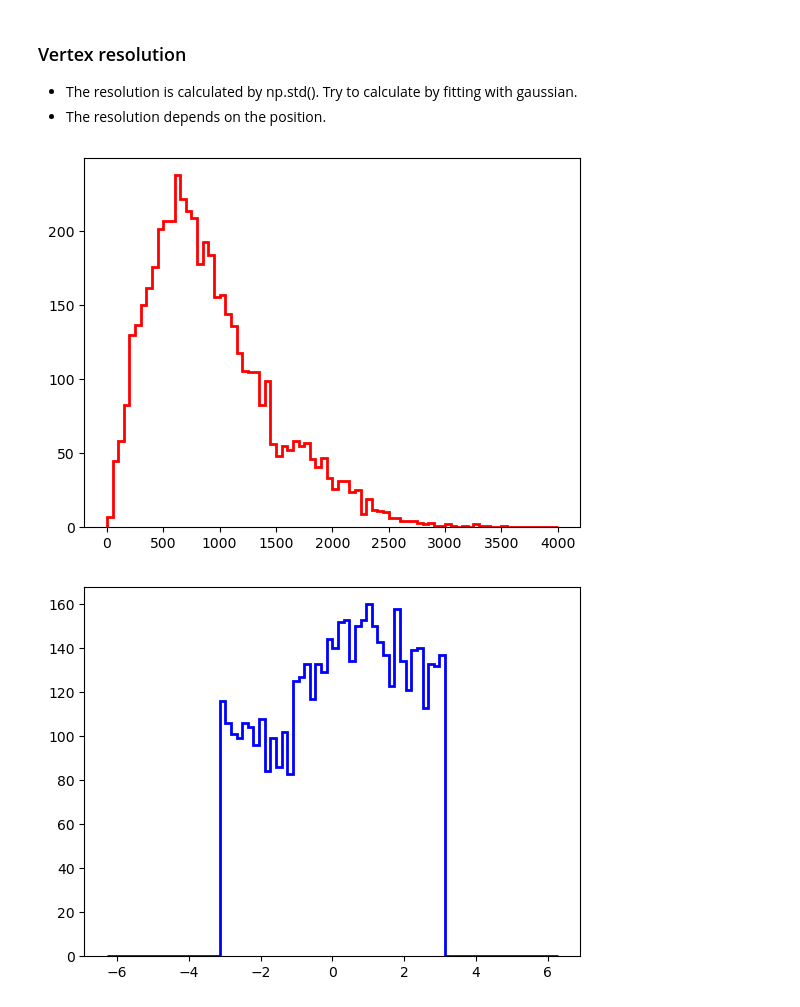
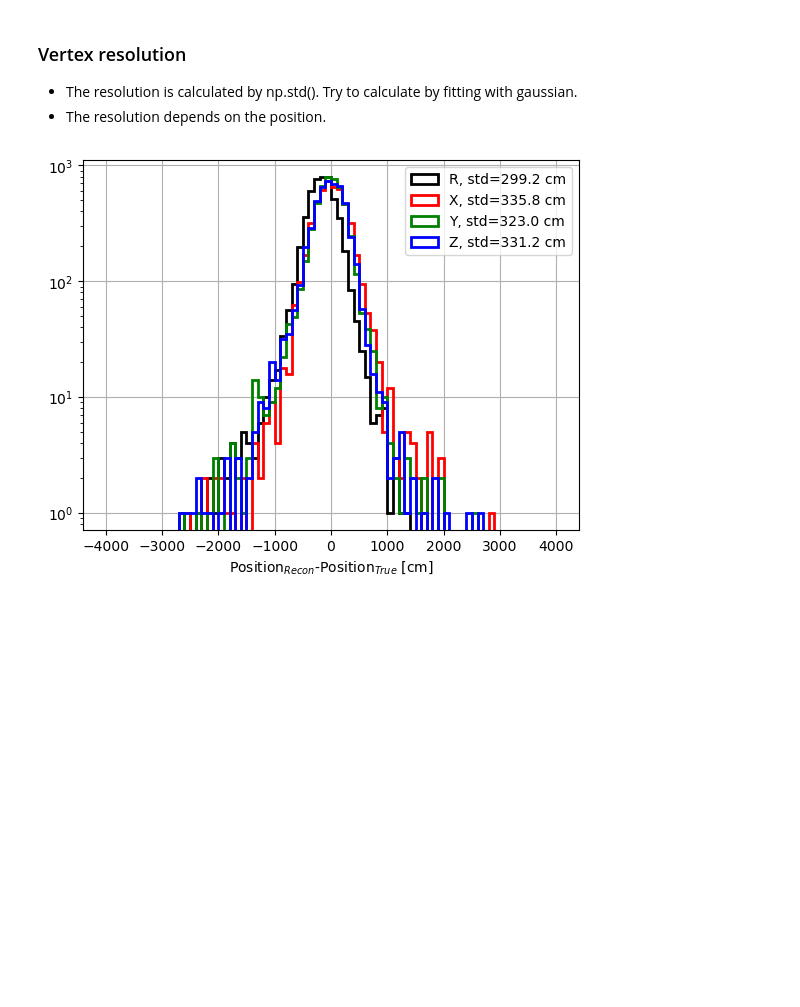
Before and after one commit to AbdisalamJama/CNNs-HK-2024KCLProject, a Jupyter notebook: recon_check.ipynb, the cells around one changed output. Saved outputs shown, nothing was run; the diff lists cells and outputs as text; code cells hidden in the pictures; blank space fills up the shorter version.

```diff
--- a/recon_check.ipynb
+++ b/recon_check.ipynb
@@ -78,10 +159,10 @@ Position:Z 0.0148
 ### Comparison of the outputs and the normalised variables ###
 # %%
 titles = ['Energy', 'Position:X', 'Position:Y', 'Position:Z']
-for i in range(len(titles)):
-    plt.title(titles[i])
-    plt.hist(targets[:,i], bins=100, alpha=0.5, label='True')
-    plt.hist(outputs_targets[:,i], bins=100, alpha=0.5, label='Recon')
-    plt.grid()
-    plt.legend()
-    plt.show()
+#for i in range(len(titles)):
+    #plt.title(titles[i])
+    #plt.hist(targets[:,i], bins=100, alpha=0.5, label='True')
+    #plt.hist(outputs_targets[:,i], bins=100, alpha=0.5, label='Recon')
+    #plt.grid()
+    #plt.legend()
+    #plt.show()
@@ -323,24 +399,36 @@ plt.show()
 * The resolution is calculated by np.std(). Try to calculate by fitting with gaussian.
 * The resolution depends on the position.
 # %%
-## x = distannce[:,0]
+import numpy as np
+
+def cart2pol(x, y):
+    rho = np.sqrt(x**2 + y**2)
+    phi = np.arctan2(y, x)
+    return rho, phi
+
+def pol2cart(rho, phi):
+    x = rho * np.cos(phi)
+    y = rho * np.sin(phi)
+    return x, y
 
 distance = recons_scaled[:,1:]-targets_scaled[:,1:]
-x = distance[:,0]
-y = distance[:,1]
-
-r = np.sqrt(x**2 + y**2)
-
-plt.hist(r, bins=80, range=[0,4000], label='X, std={:.1f} cm'.format(distance.std(axis=0)[0]), color='red', histtype='step', lw=2)
-plt.show()
 
 
-phi = np.arctan2(y,x)
-plt.hist(phi, bins=80, range=[-2*np.pi,2*np.pi], label='X, std={:.1f} cm'.format(distance.std(axis=0)[0]), color='blue', histtype='step', lw=2)
+posR_true,posPhi_true = cart2pol(targets_scaled[:,1], targets_scaled[:,2])
+
+posR_recon,posPhi_recon, = cart2pol(recons_scaled[:,1], recons_scaled[:,2])
+
+posR_diff = posR_recon - posR_true
+posPhi_diff = posPhi_recon - posPhi_true
+
+plt.hist(posR_diff, bins=80, range=[-4000,4000], label='R, std={:.1f} cm'.format(posR_diff.std(axis=0), distance.std(axis=0)[0], distance.std(axis=0)[1]), color='black', histtype='step', lw=2)
+plt.hist(distance[:,0], bins=80, range=[-4000,4000], label='X, std={:.1f} cm'.format(distance.std(axis=0)[0]), color='red', histtype='step', lw=2)
+plt.hist(distance[:,1], bins=80, range=[-4000,4000], label='Y, std={:.1f} cm'.format(distance.std(axis=0)[1]), color='green', histtype='step', lw=2)
+plt.hist(distance[:,2], bins=80, range=[-4000,4000], label='Z, std={:.1f} cm'.format(distance.std(axis=0)[2]), color='blue', histtype='step', lw=2)
+plt.yscale('log')
+plt.xlabel(r'Position$_{Recon}$-Position$_{True}$ [cm]')
+plt.legend()
+plt.grid()
 plt.show()
-
-plt.hist(distance[:,2], bins=80, range=[-4000,4000], label='Z, std={:.1f} cm'.format(distance.std(axis=0)[2]), color='blue', histtype='step', lw=2)
-plt.show()
 # %% [output]
-[figure, old version]
+[figure, new version]
-[figure, removed]
```
Also changed, not shown: parts of 40 cells of this notebook, 1 other file.
